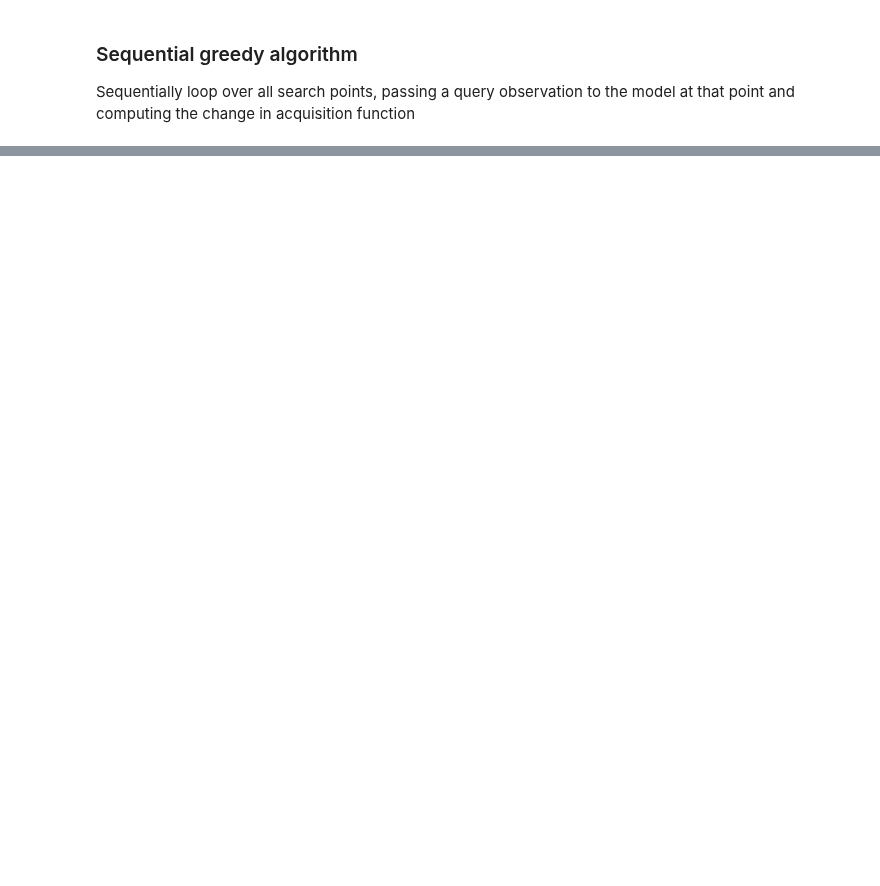
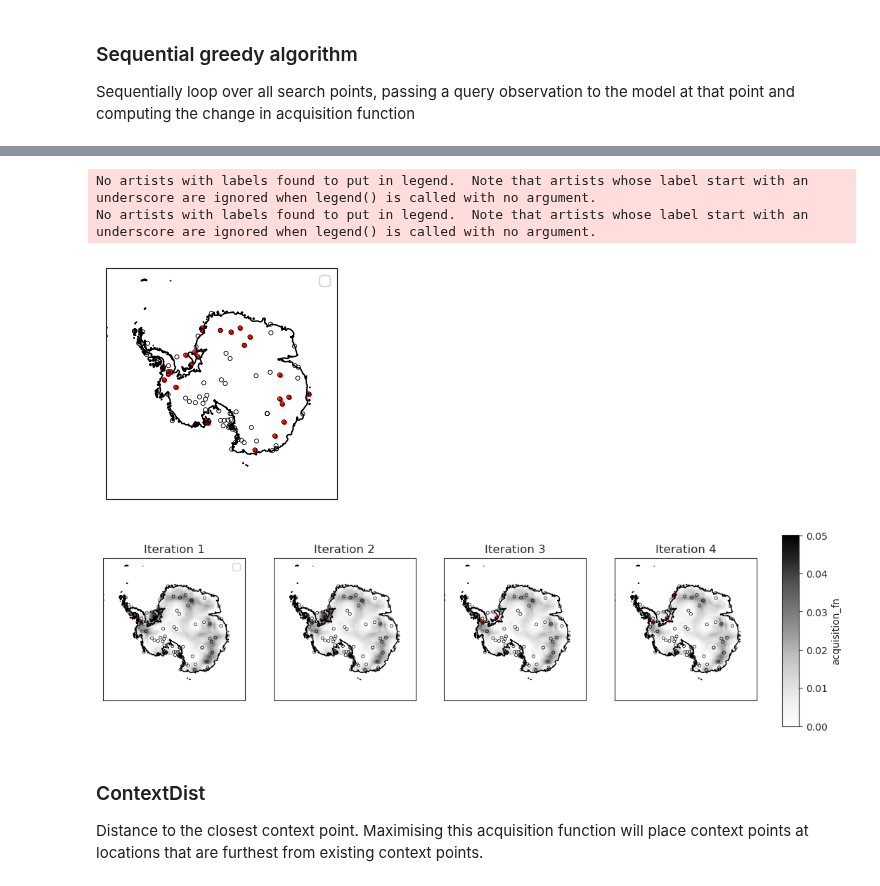
Before and after one commit to alan-turing-institute/deepsensor, a Jupyter notebook: notebooks/active_learning.ipynb, the cells around one changed output, grey strips where cells are left out. Cells and saved outputs as stored; diff of their text form; code cells hidden in the pictures; blank space fills up the shorter version.

Commit message:
Spruce up notebook and add `ExpectedImprovement`

```diff
--- a/notebooks/active_learning.ipynb
+++ b/notebooks/active_learning.ipynb
@@ -303,0 +299,29 @@ greedy_alg = GreedyAlgorithm(
+# %%
+from deepsensor.active_learning.acquisition_fns import ExpectedImprovement
+
+dates = pd.date_range("2020-01-01", "2020-12-31", freq="1D")[::7]
+tasks = task_loader(dates, (X_c, "all"))
+
+greedy_alg_with_groundtruth = GreedyAlgorithm(
+    model=model,
+    X_t=era5_raw_ds,
+    X_s=era5_raw_ds,
+    X_s_mask=mask_ds,  # Mask out ocean from search points
+    X_t_mask=mask_ds,  # Mask out ocean from target points
+    query_groundtruth=era5_ds,
+    N_new_context=30,
+)
+
+acquisition_fn = ExpectedImprovement(model)
+X_new_df, acquisition_fn_ds = greedy_alg_with_groundtruth(acquisition_fn, tasks, "max")
+fig = deepsensor.plot.placements(tasks[0], X_new_df, data_processor, crs, extent=(-3.5e6, 3.5e6, -3.5e6, 3.5e6))
+fig = deepsensor.plot.acquisition_fn(tasks[0], acquisition_fn_ds.sel(iteration=slice(0, 3)), X_new_df, data_processor, crs, cmap="Greys")
+# %% [output]
+No artists with labels found to put in legend.  Note that artists whose label start with an underscore are ignored when legend() is called with no argument.
+No artists with labels found to put in legend.  Note that artists whose label start with an underscore are ignored when legend() is called with no argument.
+[figure, added]
+[figure, added]
+# %% [markdown]
+### ContextDist
+
+Distance to the closest context point. Maximising this acquisition function will place context points at locations that are furthest from existing context points.
```
Also changed, not shown: parts of 31 cells of this notebook.
